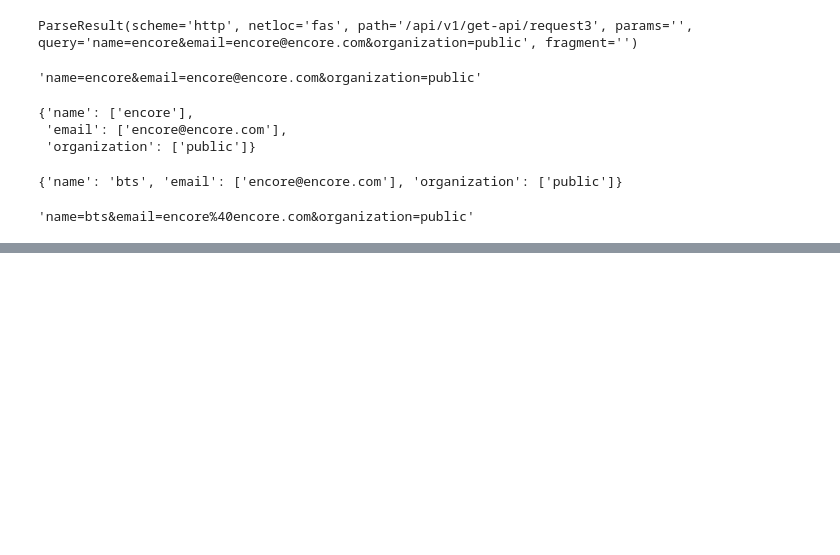
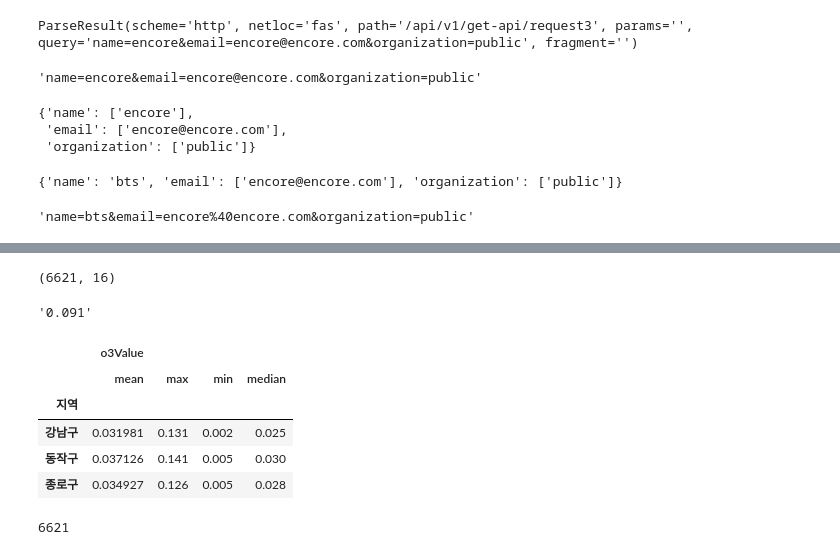
Before and after one commit to aaingyunii/Bootcamp_basic_DataEngineering, a Jupyter notebook: 20230817.ipynb, the cells around one changed output, grey strips where cells are left out. Saved outputs shown, nothing was run; the diff lists cells and outputs as text; code cells hidden in the pictures; blank space fills up the shorter version.

```diff
--- a/20230817.ipynb
+++ b/20230817.ipynb
@@ -53,0 +225,71 @@ requests.post(post_url)
+# %%
+## 위와 같은 수행을 위한 코드
+import xml.etree.ElementTree as ET
+import pandas as pd
+import tqdm
+
+
+import requests
+
+url = "http://apis.data.go.kr/B552584/ArpltnInforInqireSvc/getMsrstnAcctoRltmMesureDnsty?serviceKey=34lIyWAciAsJlGtIZ4ltpLy2sLZDR%2BBRWvAv8RgoADNEd%2BKCgHe84XiSRUwL8JMMIubzsFW3ddjcNlhZHhvJIQ%3D%3D&returnType=xml&numOfRows=10000&pageNo=1&stationName={}&dataTerm=3MONTH&ver=1.0"
+
+station = ['종로구', '강남구', '동작구']
+df_total = []
+for city in tqdm.tqdm(station):
+    r3 = requests.get(url.format(city), verify=False)
+    root = ET.fromstring(r3.text)
+
+    items = root.iter(tag='item')
+    total = []
+    for data in items:
+        tmp = {}
+        for x in data:
+            tmp[x.tag] = x.text
+        total.append(tmp)
+
+    df = pd.DataFrame(total)
+    df['지역'] = city
+    df_total.append(df)
+air_df = pd.concat(df_total)
+# %%
+air_df.dropna(thresh=3000, axis=1, inplace=True)
+# %%
+air_df.shape
+# %% [output]
+(6621, 16)
+# %%
+air_df.loc[air_df.o3Value != "-", 'o3Value'][0].values[0]
+##  String으로 되어있음.
+# %% [output]
+'0.091'
+# %%
+tmp_df = air_df.loc[(air_df.dataTime.apply(lambda x : x[:7]  == "2023-08")) & (air_df.o3Value != "-") ,:].copy()
+# %%
+tmp_df['o3Value'] = tmp_df.o3Value.astype(float)
+# '-' 가 포함한 행들은 전부 제외한 상태에서 float 형태로 바꿈
+# %%
+tmp_df.groupby(['지역'])[['o3Value']].agg(['mean', 'max', 'min', 'median'])
+# %% [output]
+|  | o3Value |  |  |  |
+|  | mean | max | min | median |
+| 지역 |  |  |  |  |
+| 강남구 | 0.031981 | 0.131 | 0.002 | 0.025 |
+| 동작구 | 0.037126 | 0.141 | 0.005 | 0.030 |
+| 종로구 | 0.034927 | 0.126 | 0.005 | 0.028 |
+# %%
+# db 저장
+import sqlalchemy
+# DB 설정
+user = 'root'
+password = '8489'
+host = '127.0.0.1' # loopback IP or Localhost
+port = '3306'
+
+## MySQL 워크벤치에서 직접 'encore' 데이터베이스를 생성
+database = 'encore'
+engine = sqlalchemy.create_engine(f"mysql://{user}:{password}@{host}:{port}/{database}")
+
+## mysql에 연결되고 starbucks 테이블이 생성되고 데이터가 저장됨
+air_df.to_sql(con=engine, name="air", if_exists="replace")
+# %% [output]
+6621
```
Also changed, not shown: parts of 19 cells of this notebook.
